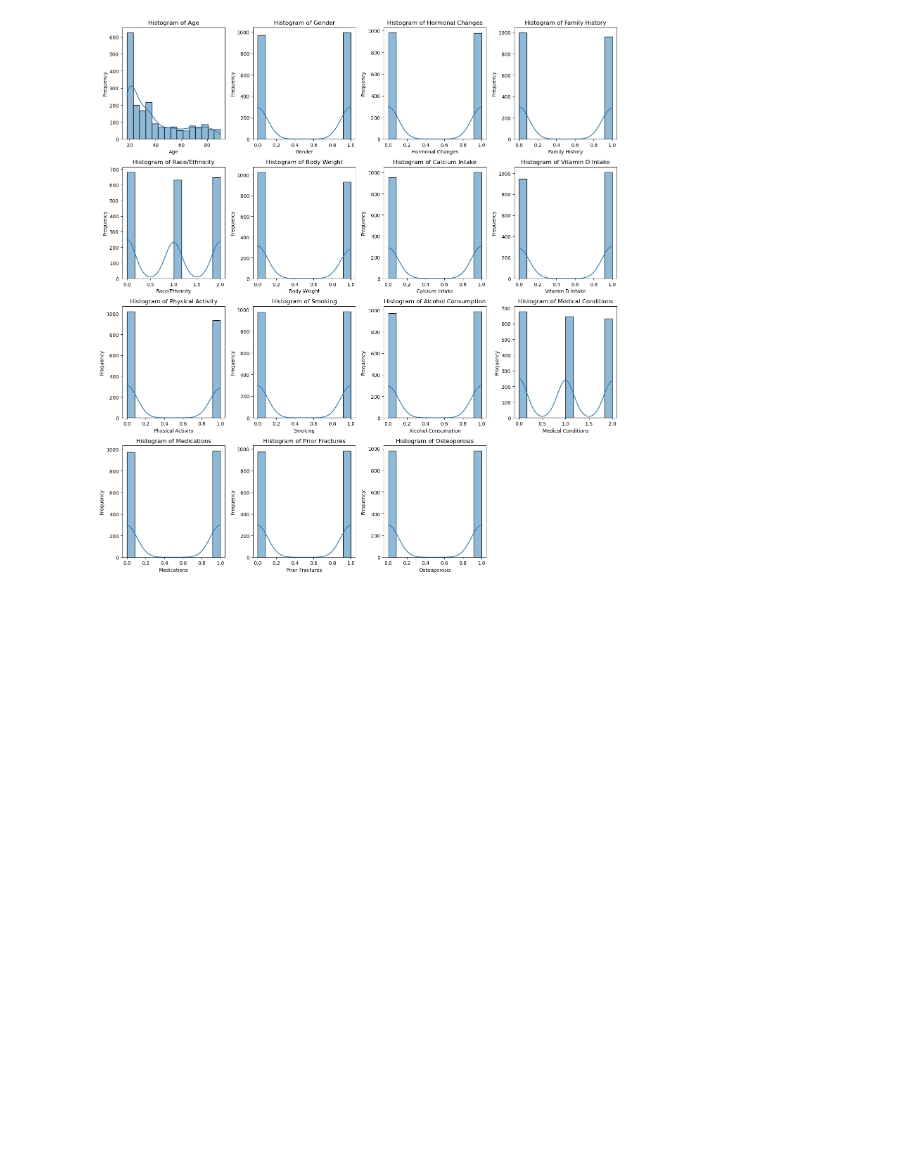
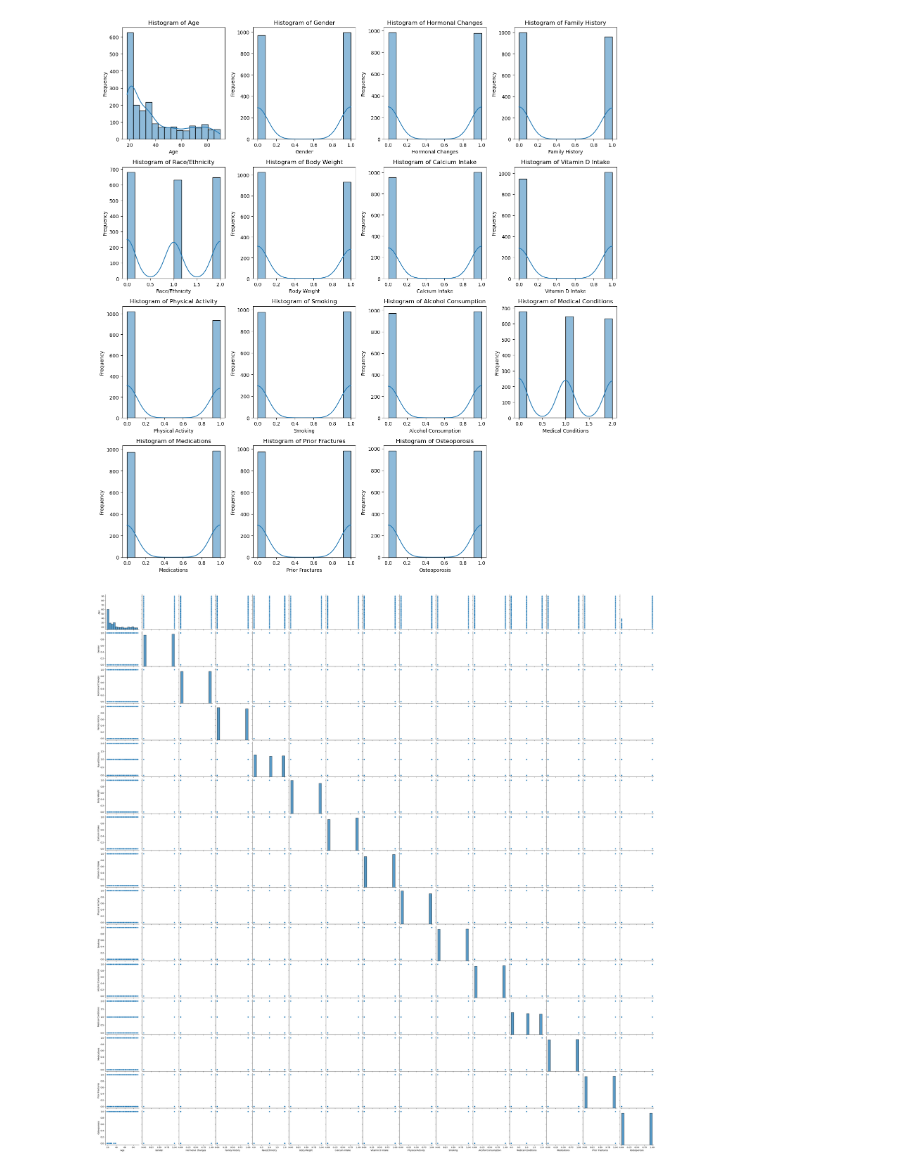
Before and after one commit to NavyaSai-V/Predicting-Osteoporosis-Risk, a Jupyter notebook: Osteoporrosis.ipynb, the cells around one changed output. Drawn from its saved outputs; the diff is of its cells as text; code cells hidden in the pictures; blank space fills up the shorter version.

```diff
--- a/Osteoporrosis.ipynb
+++ b/Osteoporrosis.ipynb
@@ -254,3 +254,8 @@ plt.tight_layout()
 plt.show()
 # %% [output]
 [figure]
+# %%
+sns.pairplot(data)
+plt.show()
+# %% [output]
+[figure, added]
```
Also changed, not shown: parts of 2 cells of this notebook.
